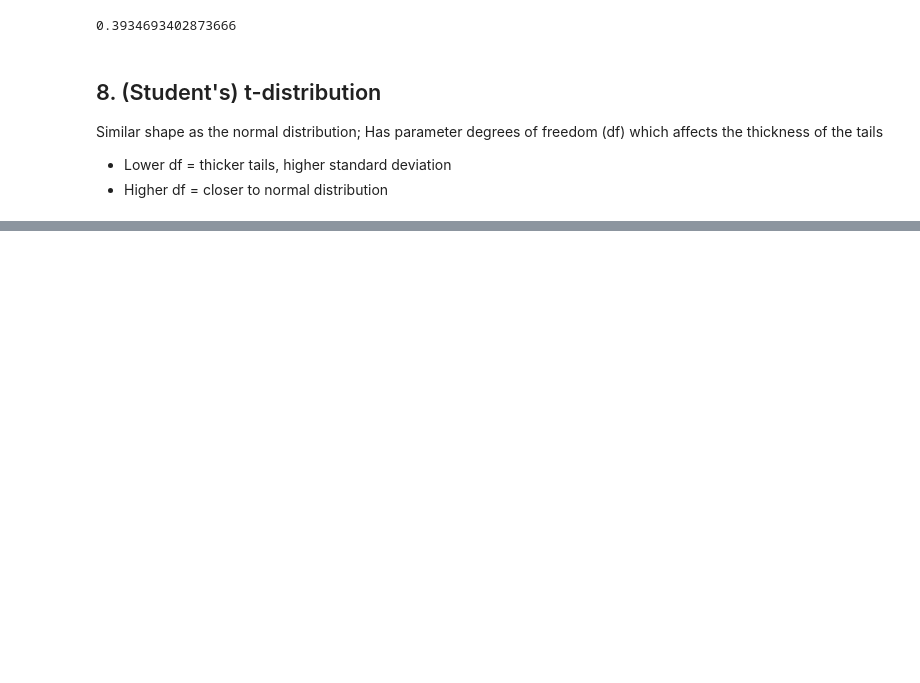
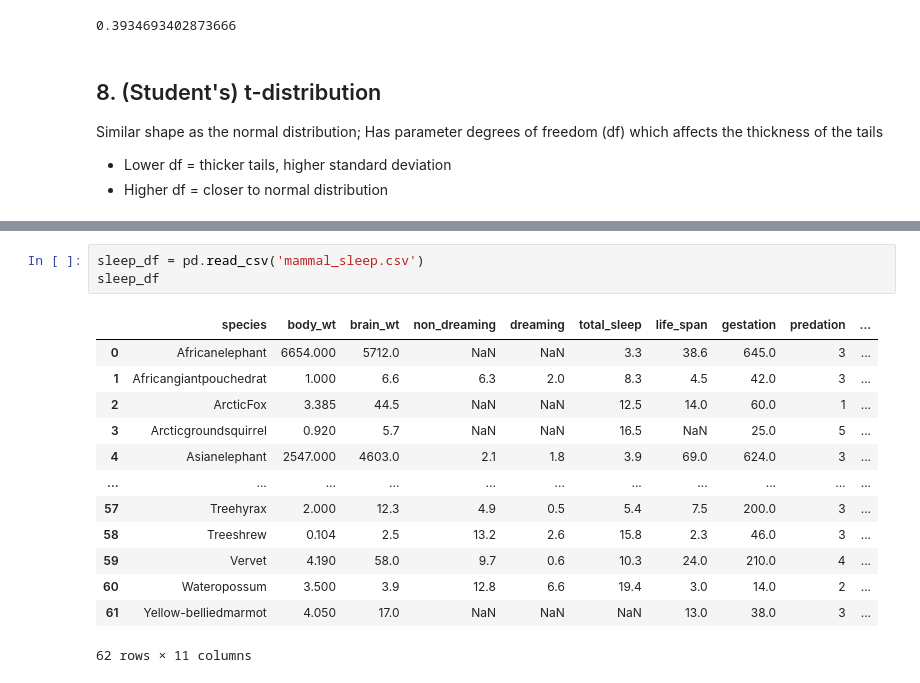
Before and after one commit to Deborah-Jia/datacamp-playground, a Jupyter notebook: statistics_intro.ipynb, the cells around one changed output, grey strips where cells are left out. Cells and saved outputs as stored; diff of their text form; blank space fills up the shorter version.

```diff
--- a/statistics_intro.ipynb
+++ b/statistics_intro.ipynb
@@ -339,0 +356,17 @@ Has parameter degrees of freedom (df) which affects the thickness of the tails
+# %%
+sleep_df = pd.read_csv('mammal_sleep.csv')
+sleep_df
+# %% [output]
+|  | species | body_wt | brain_wt | non_dreaming | dreaming | total_sleep | life_span | gestation | predation | ... |
+| 0 | Africanelephant | 6654.000 | 5712.0 | NaN | NaN | 3.3 | 38.6 | 645.0 | 3 | ... |
+| 1 | Africangiantpouchedrat | 1.000 | 6.6 | 6.3 | 2.0 | 8.3 | 4.5 | 42.0 | 3 | ... |
+| 2 | ArcticFox | 3.385 | 44.5 | NaN | NaN | 12.5 | 14.0 | 60.0 | 1 | ... |
+| 3 | Arcticgroundsquirrel | 0.920 | 5.7 | NaN | NaN | 16.5 | NaN | 25.0 | 5 | ... |
+| 4 | Asianelephant | 2547.000 | 4603.0 | 2.1 | 1.8 | 3.9 | 69.0 | 624.0 | 3 | ... |
+| ... | ... | ... | ... | ... | ... | ... | ... | ... | ... | ... |
+| 57 | Treehyrax | 2.000 | 12.3 | 4.9 | 0.5 | 5.4 | 7.5 | 200.0 | 3 | ... |
+| 58 | Treeshrew | 0.104 | 2.5 | 13.2 | 2.6 | 15.8 | 2.3 | 46.0 | 3 | ... |
+| 59 | Vervet | 4.190 | 58.0 | 9.7 | 0.6 | 10.3 | 24.0 | 210.0 | 4 | ... |
+| 60 | Wateropossum | 3.500 | 3.9 | 12.8 | 6.6 | 19.4 | 3.0 | 14.0 | 2 | ... |
+| 61 | Yellow-belliedmarmot | 4.050 | 17.0 | NaN | NaN | NaN | 13.0 | 38.0 | 3 | ... |
+62 rows × 11 columns
```
Also changed, not shown: parts of 6 cells of this notebook, 3 other files.
